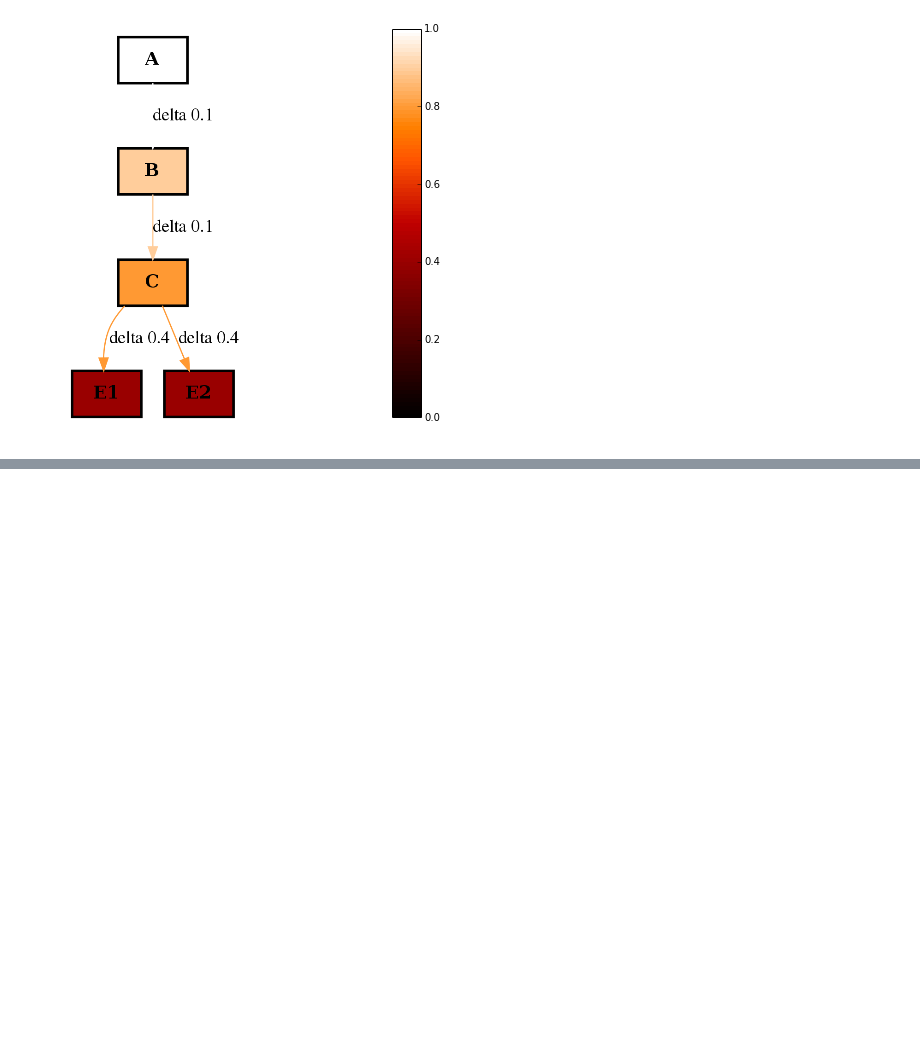
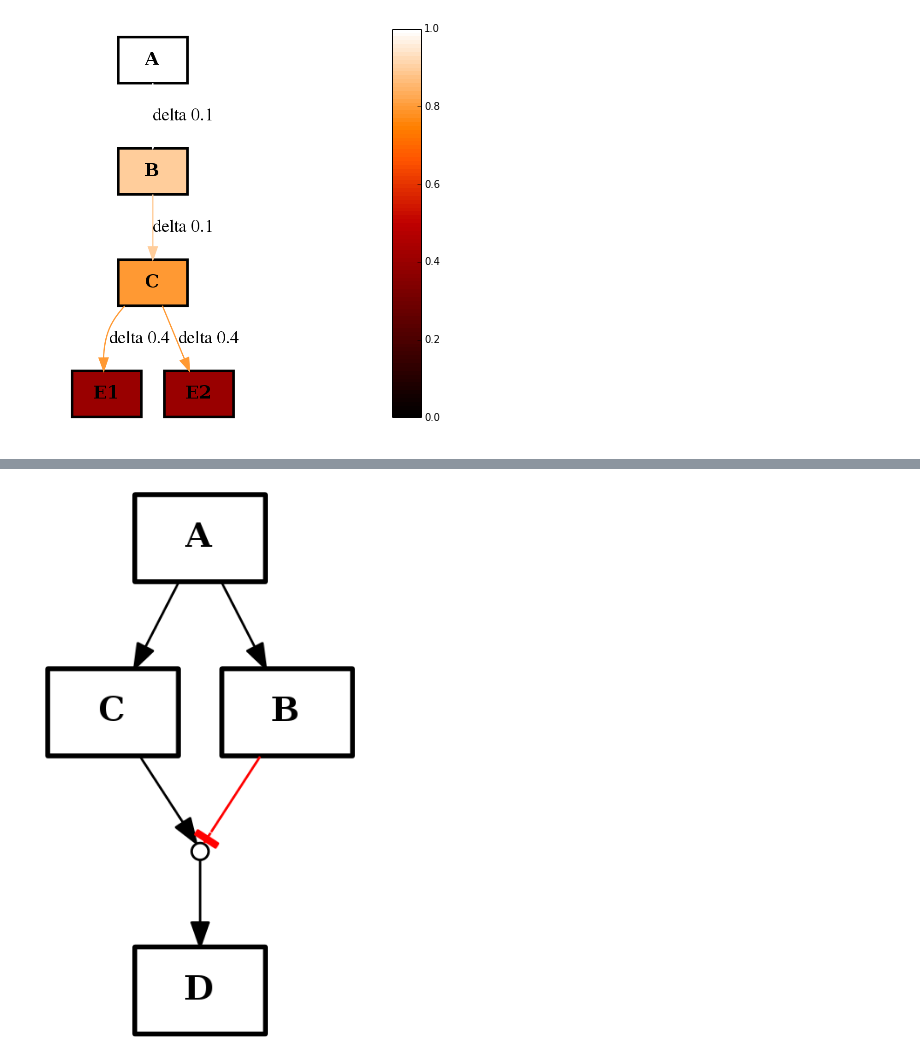
Before and after one commit to cellnopt/cellnopt, a Jupyter notebook: notebooks/io/cnograph.ipynb, the cells around one changed output, grey strips where cells are left out. Saved outputs shown, nothing was run; the diff lists cells and outputs as text; code cells hidden in the pictures; blank space fills up the shorter version.

```diff
--- a/notebooks/io/cnograph.ipynb
+++ b/notebooks/io/cnograph.ipynb
@@ -106,0 +147,6 @@ c.plot(node_attribute='flux', edge_attribute='flux', cmap='gist_heat',
+# %%
+if ('C','D') in c2.edges(): c2.remove_edge('C', 'D')
+if ('B', 'D') in c2.edges():c2.remove_edge('B', 'D')
+c2.png
+# %% [output]
+[figure, added]
```
Also changed, not shown: parts of 22 cells of this notebook, 2 other files.
